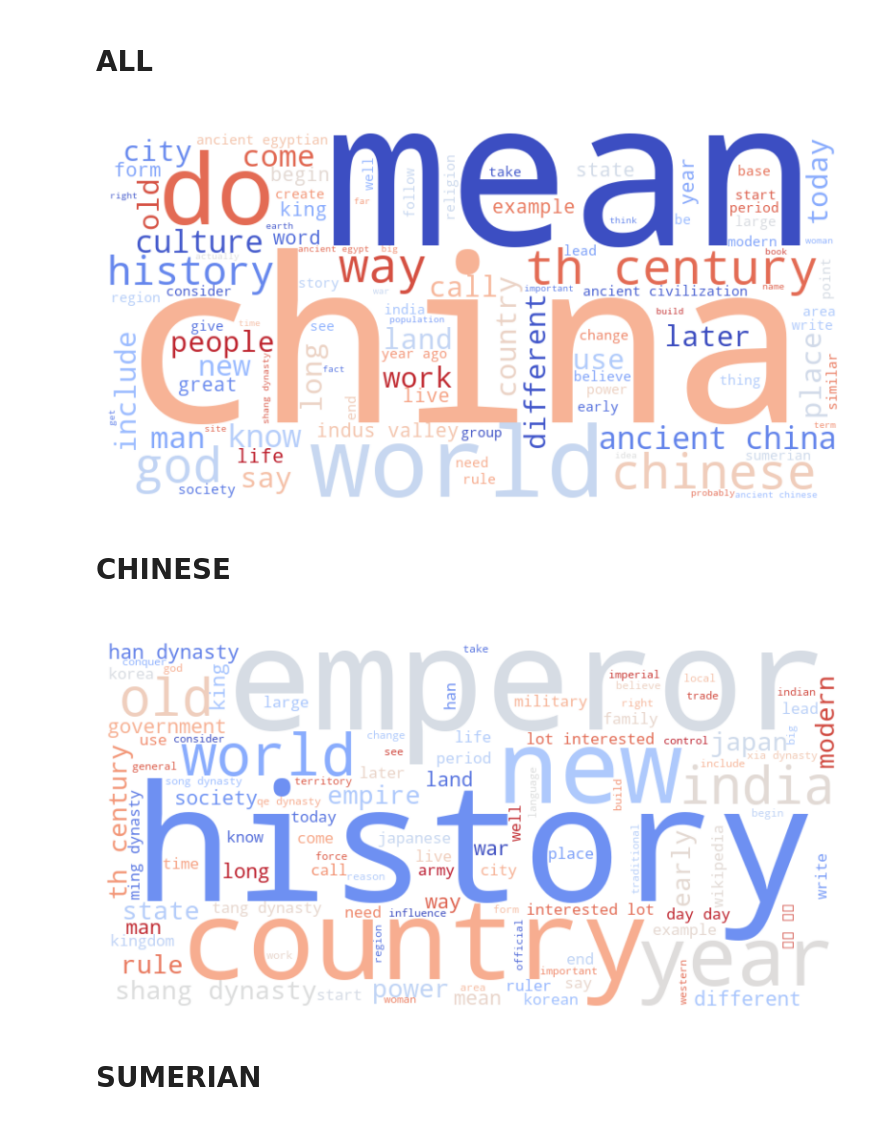
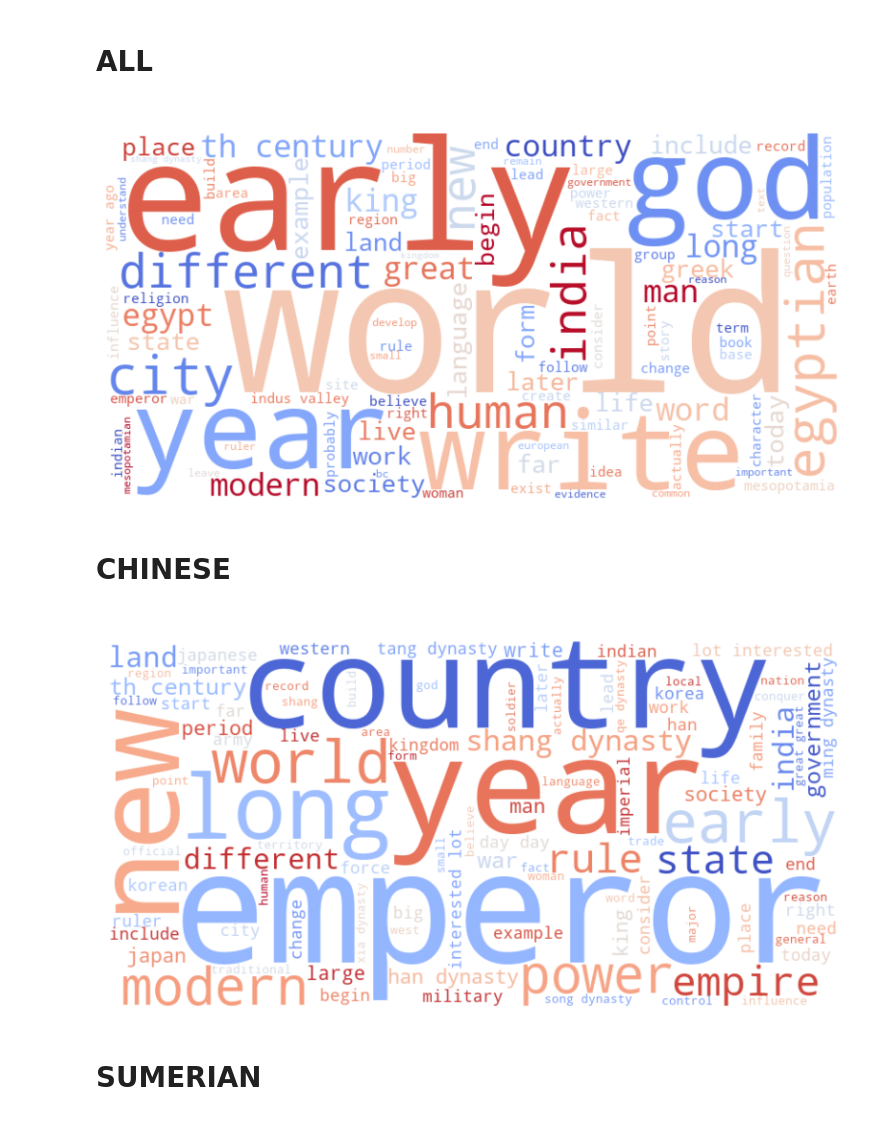
Before and after one commit to waihhung4/computational-anthropology, a Jupyter notebook: fyp_data/data_processing/wordcloud.ipynb, the cells around one changed output. Drawn from its saved outputs; the diff is of its cells as text; code cells hidden in the pictures.

```diff
--- a/fyp_data/data_processing/wordcloud.ipynb
+++ b/fyp_data/data_processing/wordcloud.ipynb
@@ -13,36 +13,36 @@ chinese_keyword_list = ["old china", "ancient china", "shang dynasty", "xia dyna
 sumerian_keyword_list = ["sumerian", "sumer", "sumerian", "sumerian civilization", "sumerian history"]
 combined_keyword_list = ["ancient culture", "china and sumer", "sumerian and chinese", "china sumer", "sumerian chinese"]
 
-chinese_stopwords = STOPWORDS.union({'china', 'chinese','ancient', 'civilization', 'culture', 'people'})
-sumerian_stopwords = STOPWORDS.union({'ancient', 'sumerian','sumer', "sumerians" 'civilization',  'culture', 'people'})
-combined_stopwords = STOPWORDS.union({'china', 'chinese', 'ancient', 'sumerian','sumer', "sumerians", 'civilization', 'culture', 'people'})
+chinese_stopwords = STOPWORDS.union({'china', 'chinese','ancient', 'civilization', 'culture', 'people', 'i', 'history', 'mean', 'old', 'use', 'way', 'use'})
+sumerian_stopwords = STOPWORDS.union({'ancient', 'sumerian','sumer', "sumerians" 'civilization',  'culture', 'people', 'i', 'history', 'mean', 'old', 'use', 'way'})
+combined_stopwords = {'china', 'chinese', 'ancient', 'sumerian','sumer', "sumerians", 'civilization', 'culture', 'people', 'i', 'history', 'mean', 'old', 'use', 'way'}
 # %% [markdown]
 <h1>ALL<h1>
 # %%
-preprocessed_content_data = get_all_preprocessed_trial()
+preprocessed_content_data = get_all_content()
 df = pd.DataFrame(preprocessed_content_data)
 preprocessed_text_list = df["preprocessed_token"].to_list()
 flat_tokens = [' '.join(doc) for doc in preprocessed_text_list]  # Join each noun phrase in a document
-text = ' '.join(flat_tokens)  # Combine all the documents into one large string
+text = ' '.join(flat_tokens).lower()  # Combine all the documents into one large string
 
 # Generate the word cloud
 wordcloud = WordCloud(width=800, height=400, background_color='white',
-                       stopwords=combined_keyword_list, max_words=100, colormap='coolwarm').generate(text)
+                       stopwords=combined_stopwords, max_words=100, colormap='coolwarm').generate(text)
 
 # Display the word cloud
 plt.figure(figsize=(10, 5))
 plt.imshow(wordcloud, interpolation='bilinear')
 plt.axis("off")
 plt.show()
 # %% [output]
-[figure, old version]
+[figure, new version]
 # %% [markdown]
 <h1>CHINESE<h1>
 # %%
 preprocessed_content_data = []
 
 for keyword in chinese_keyword_list:
-    preprocessed_content_data += get_preprocessed_trial_by_keyword(keyword)
+    preprocessed_content_data += get_content_by_keyword(keyword)
 
 df = pd.DataFrame(preprocessed_content_data)
 preprocessed_text_list = df["preprocessed_token"].to_list()
@@ -59,7 +59,7 @@ plt.imshow(wordcloud, interpolation='bilinear')
 plt.axis("off")
 plt.show()
 # %% [output]
-[figure, old version]
+[figure, new version]
 # %% [markdown]
 <h1>SUMERIAN<h1>
 # %%
```
Also changed, not shown: parts of 3 cells of this notebook, 12 other files.
